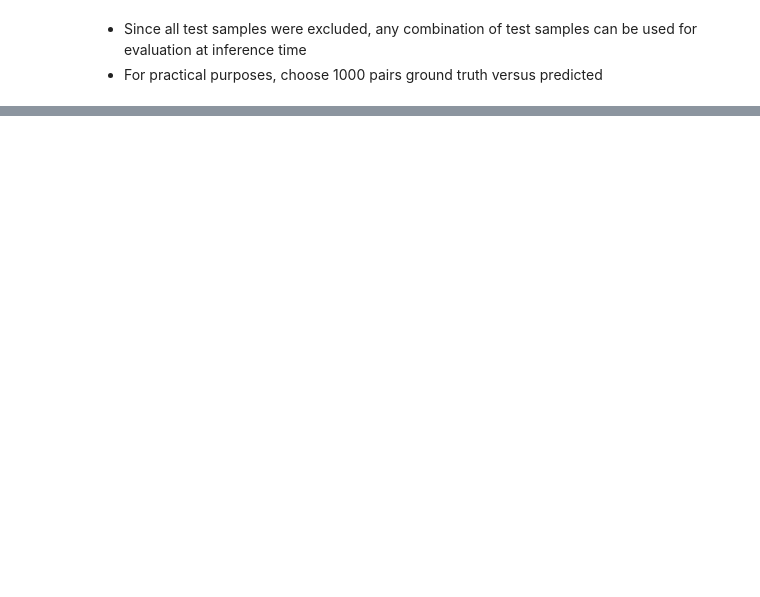
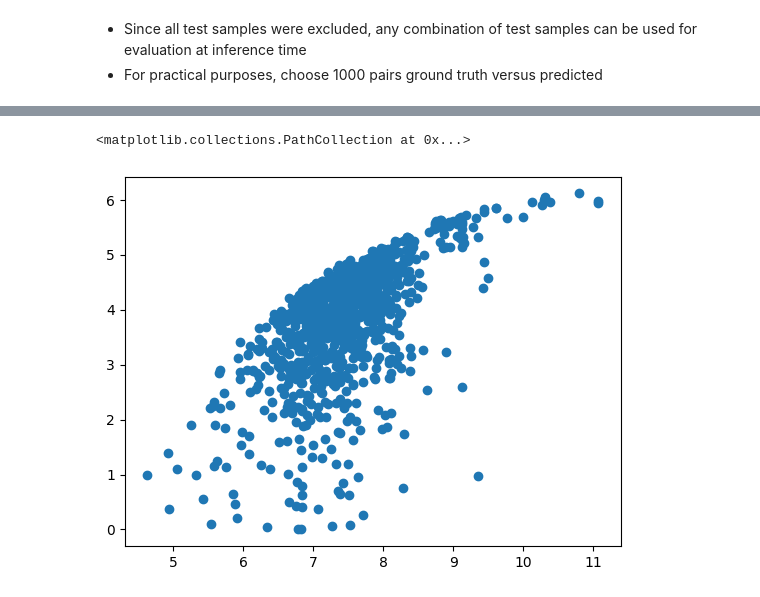
Before and after one commit to jakekrol/csci-7000-006-neurosymbolic-nlp, a Jupyter notebook: train.ipynb, the cells around one changed output, grey strips where cells are left out. Drawn from its saved outputs; the diff is of its cells as text; code cells hidden in the pictures; blank space fills up the shorter version.

```diff
--- a/train.ipynb
+++ b/train.ipynb
@@ -298,0 +339,17 @@ KeyboardInterrupt:
+# %%
+# inference on train pairs
+ys = []
+y_preds = []
+model.eval()
+for i, row in df_target_train.sample(1000).iterrows():
+    s1 = row['s_i']
+    s2 = row['s_j']
+    t1 = d_tensor_1kg[s1].to(device)
+    t2 = d_tensor_1kg[s2].to(device)
+    output1, output2 = model(t1, t2)
+    embedding_distance = torch.log10(torch.sum((output1 - output2) ** 2) + 1)
+    y = row['l2_log']
+    y_pred = embedding_distance.item()
+    ys.append(y)
+    y_preds.append(y_pred)
+    print(f"Pair: {s1}, {s2}, target: {row['l2_log']}, distance: {embedding_distance.item()}")
@@ -298,0 +374,6 @@ KeyboardInterrupt:
+# %%
+
+plt.scatter(ys, y_preds)
+# %% [output]
+<matplotlib.collections.PathCollection at 0x...>
+[figure, added]
```
Also changed, not shown: parts of 17 cells of this notebook.
